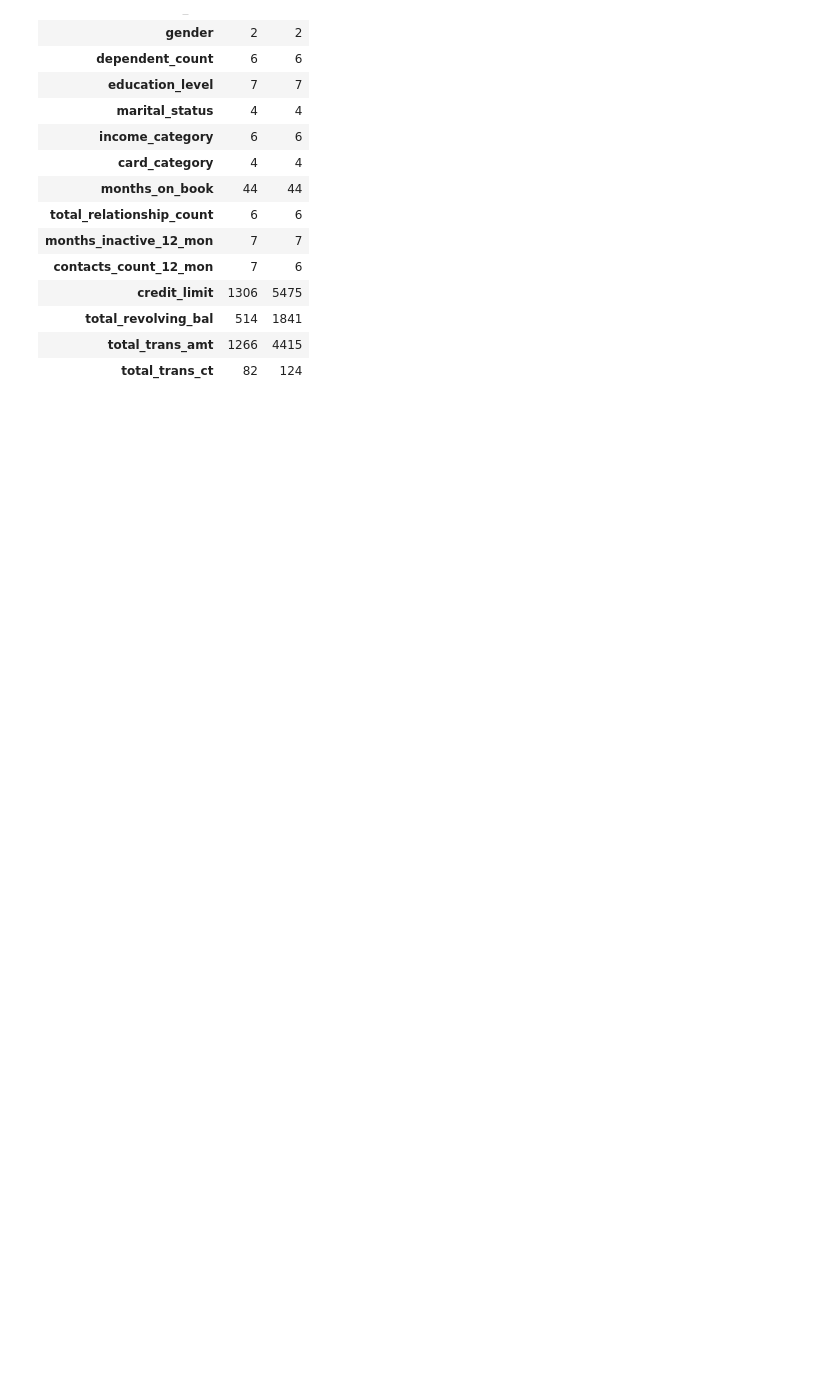
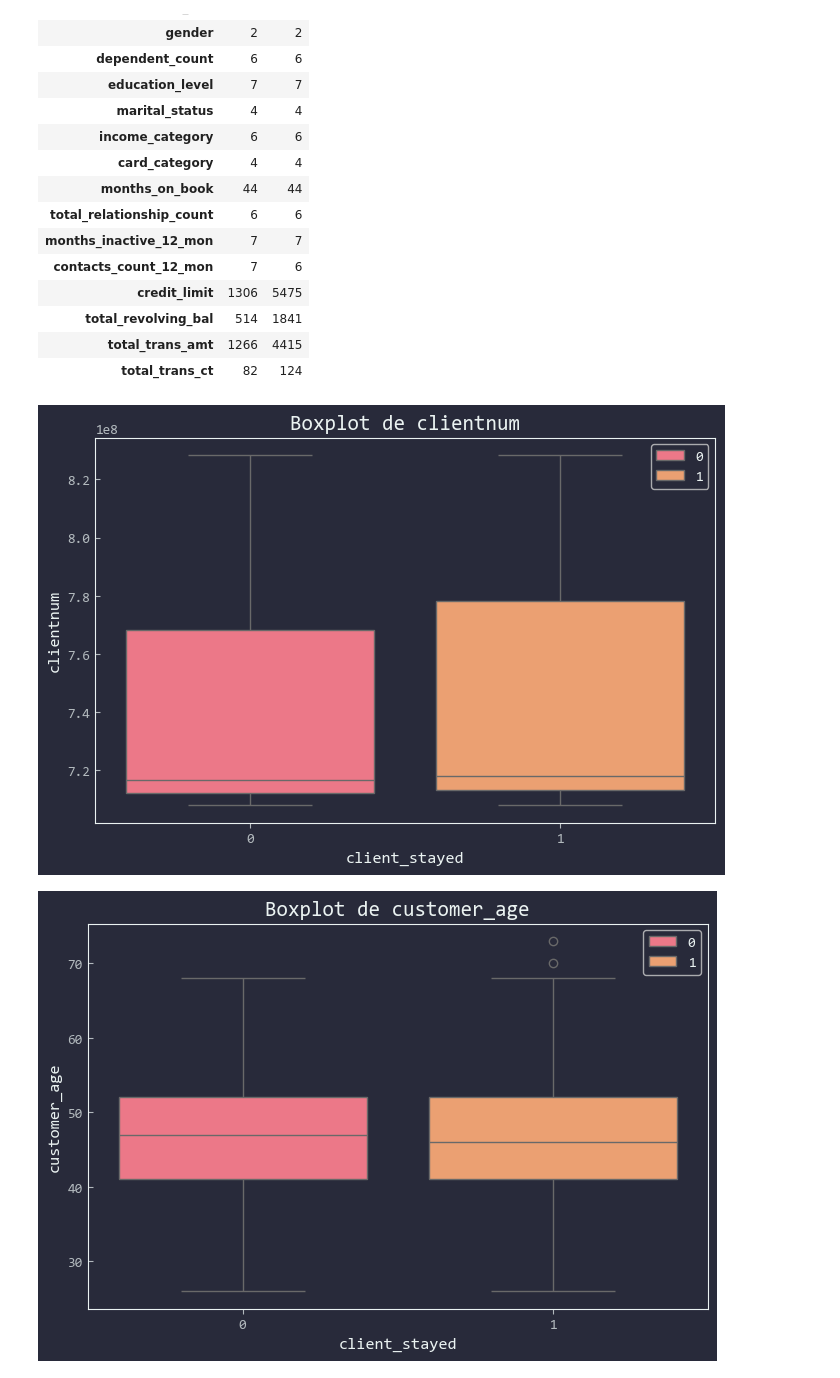
Before and after one commit to Toutl/Data-Processing-Laboratory, a Jupyter notebook: Examenes/III/02_eduardo.ipynb, the cells around one changed output. Saved outputs shown, nothing was run; the diff lists cells and outputs as text; code cells hidden in the pictures; blank space fills up the shorter version.

Commit message:
boxplot by groups and corr matrices

```diff
--- a/Examenes/III/02_eduardo.ipynb
+++ b/Examenes/III/02_eduardo.ipynb
@@ -226,3 +226,23 @@ granularidad_por_grupo
 | total_revolving_bal | 514 | 1841 |
 | total_trans_amt | 1266 | 4415 |
 | total_trans_ct | 82 | 124 |
+# %%
+numeric_cols = df.select_dtypes(include=['int64', 'float64']).columns.drop('client_stayed')
+
+for col in numeric_cols:
+    plt.figure(figsize=(8, 5))
+    sns.boxplot(
+        data=df,
+        x='client_stayed',
+        y=col,
+        hue='client_stayed',
+        dodge=False,
+    )
+    plt.title(f'Boxplot de {col}')
+    plt.xlabel('client_stayed')
+    plt.ylabel(col)
+    plt.legend()
+    plt.show()
+# %% [output]
+[figure, added]
+[figure, added]
```
Also changed, not shown: parts of 3 cells of this notebook.
